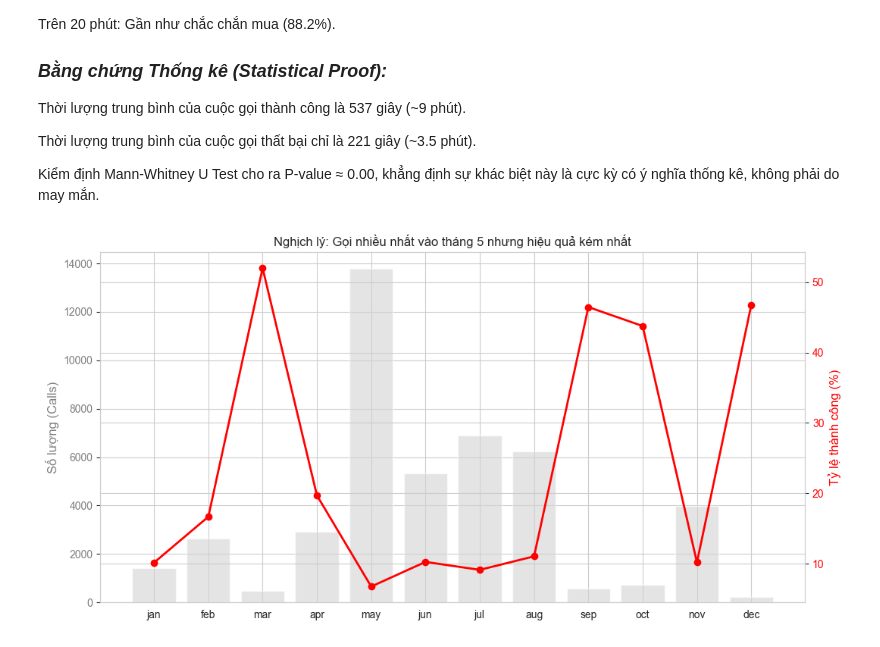
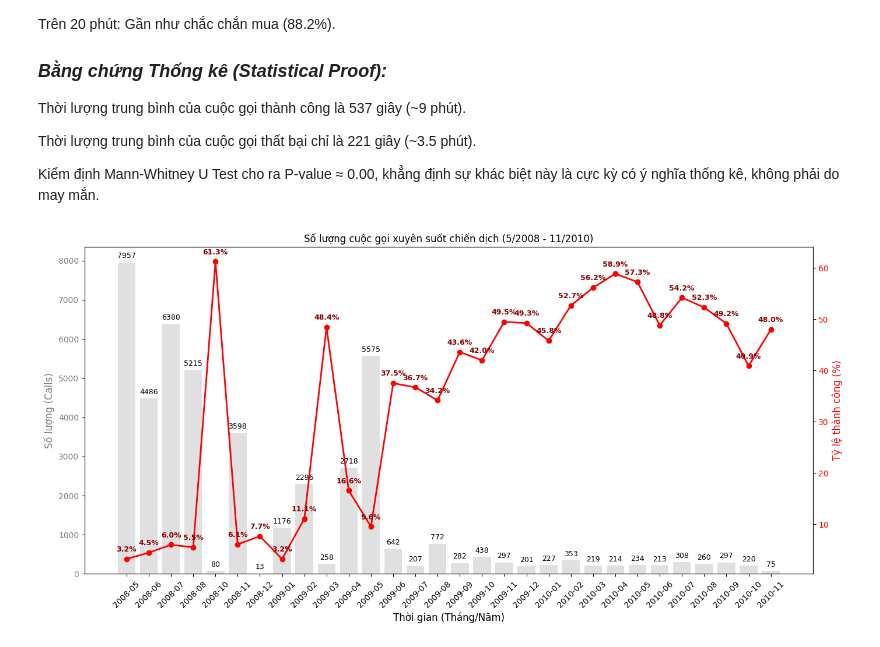
Before and after one commit to NguyenPhanNhatLan/DM, a Jupyter notebook: notebooks/campaign.ipynb, the cells around one changed output. Saved outputs shown, nothing was run; the diff lists cells and outputs as text; code cells hidden in the pictures.

```diff
--- a/notebooks/campaign.ipynb
+++ b/notebooks/campaign.ipynb
@@ -253,28 +283,59 @@ Thời lượng trung bình của cuộc gọi thất bại chỉ là 221 giây
 
 Kiểm định Mann-Whitney U Test cho ra P-value ≈ 0.00, khẳng định sự khác biệt này là cực kỳ có ý nghĩa thống kê, không phải do may mắn.
 # %%
-months_order = ['jan', 'feb', 'mar', 'apr', 'may', 'jun', 'jul', 'aug', 'sep', 'oct', 'nov', 'dec']
-df['month'] = pd.Categorical(df['month'], categories=months_order, ordered=True)
+month_map = {
+    'jan': 1, 'feb': 2, 'mar': 3, 'apr': 4, 'may': 5, 'jun': 6,
+    'jul': 7, 'aug': 8, 'sep': 9, 'oct': 10, 'nov': 11, 'dec': 12
+}
+df['month_int'] = df['month'].map(month_map)
 
-monthly_data = df.groupby('month', observed=False).agg(
+
+df['diff'] = df['month_int'].diff().fillna(0)
+df['year_increment'] = (df['diff'] < -5).astype(int)
+df['year'] = 2008 + df['year_increment'].cumsum()
+
+df['date'] = pd.to_datetime(df.assign(day=1)[['year', 'month_int', 'day']].rename(columns={'month_int': 'month'}))
+df['period'] = df['date'].dt.to_period('M')
+
+monthly_data = df.groupby('period', observed=False).agg(
     Volume=('target', 'count'),
     Conversion_Rate=('target', 'mean')
 )
 monthly_data['Conversion_Rate'] = monthly_data['Conversion_Rate'] * 100
 
-fig, ax1 = plt.subplots(figsize=(12, 6))
+fig, ax1 = plt.subplots(figsize=(14, 7))
 
-ax1.bar(monthly_data.index, monthly_data['Volume'], color='lightgray', alpha=0.6, label='Số lượng cuộc gọi')
+x_labels = monthly_data.index.astype(str)
+bars =ax1.bar(x_labels, monthly_data['Volume'], color='lightgray', alpha=0.7, label='Số lượng cuộc gọi')
 ax1.set_ylabel('Số lượng (Calls)', color='gray', fontsize=12)
 ax1.tick_params(axis='y', labelcolor='gray')
+ax1.set_xlabel('Thời gian (Tháng/Năm)', fontsize=12)
+plt.xticks(rotation=45)
+
+for bar in bars:
+    height = bar.get_height()
+    ax1.annotate(f'{int(height)}',
+                 xy=(bar.get_x() + bar.get_width() / 2, height),
+                 xytext=(0, 3),
+                 textcoords="offset points",
+                 ha='center', va='bottom', fontsize=9)
 
 ax2 = ax1.twinx()
-ax2.plot(monthly_data.index, monthly_data['Conversion_Rate'], color='red', marker='o', linewidth=2, label='Tỷ lệ thành công (%)')
+ax2.plot(x_labels, monthly_data['Conversion_Rate'], color='red', marker='o', linewidth=2, label='Tỷ lệ thành công (%)')
 ax2.set_ylabel('Tỷ lệ thành công (%)', color='red', fontsize=12)
 ax2.tick_params(axis='y', labelcolor='red')
 
-plt.title('Nghịch lý: Gọi nhiều nhất vào tháng 5 nhưng hiệu quả kém nhất')
+for i, txt in enumerate(monthly_data['Conversion_Rate']):
+    ax2.annotate(f'{txt:.1f}%',
+                 xy=(i, txt),
+                 xytext=(0, 7),
+                 textcoords='offset points',
+                 ha='center', va='bottom', fontsize=9, color='darkred', fontweight='bold')
+
+plt.title('Số lượng cuộc gọi xuyên suốt chiến dịch (5/2008 - 11/2010)')
+plt.grid(axis='x', linestyle='--', alpha=0.5)
+plt.tight_layout()
 plt.show()
 # %% [output]
-[figure, old version]
+[figure, new version]
 # %% [markdown]
```
Also changed, not shown: parts of 11 cells of this notebook.
